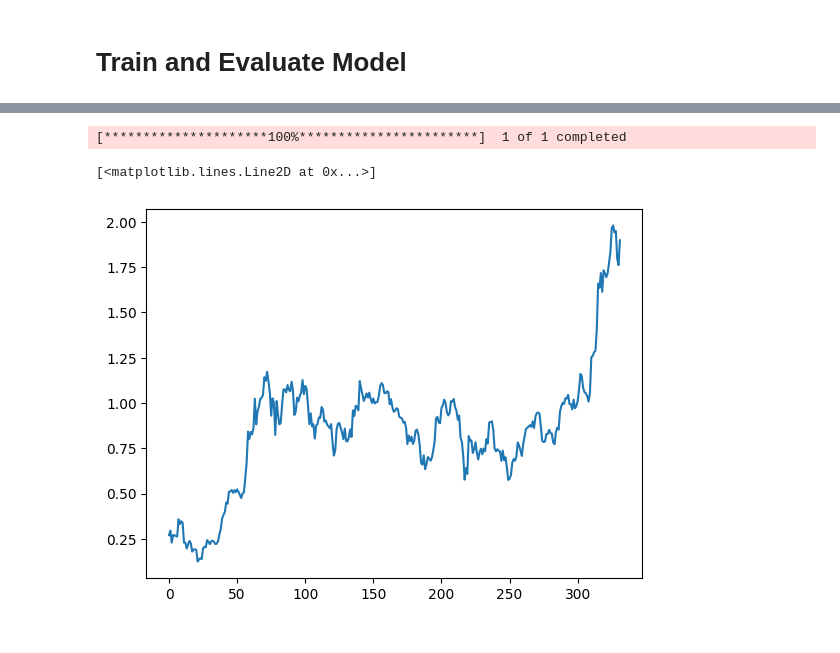
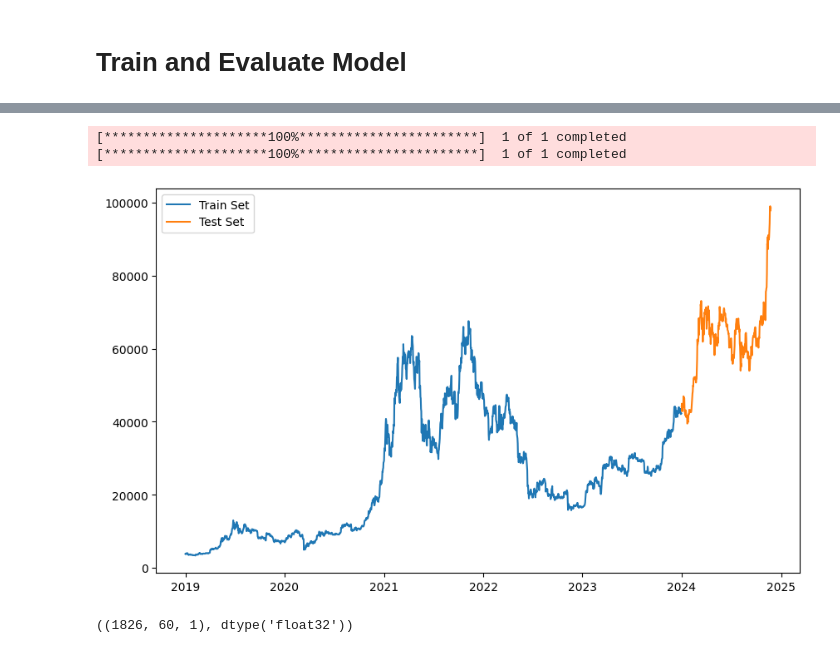
Before and after one commit to K-T-P/Deep-Learning-Fundamentals, a Jupyter notebook: Workshop5/workshop_5.ipynb, the cells around one changed output, grey strips where cells are left out. Drawn from its saved outputs; the diff is of its cells as text; code cells hidden in the pictures.

```diff
--- a/Workshop5/workshop_5.ipynb
+++ b/Workshop5/workshop_5.ipynb
@@ -854,9 +950,13 @@ from sklearn.preprocessing import MinMaxScaler
 from torch.utils.data import DataLoader, Dataset
 # %%
 ticker = "BTC-USD"
-start_date = datetime(2019, 1, 1)
-end_date = datetime.now()
+train_start_date = datetime(2019, 1, 1)
+train_end_date = datetime(2024, 1, 1)
+test_start_date = datetime(2024, 1, 1)
+test_end_date = datetime.now()
 # %%
-dataset = yf.download(tickers=ticker, start=start_date, end=end_date).Close
+trainset = yf.download(tickers=[ticker], start=train_start_date, end=train_end_date).Close
+testset = yf.download(tickers=[ticker], start=test_start_date, end=test_end_date).Close
 # %% [output]
 [*********************100%***********************]  1 of 1 completed
+[*********************100%***********************]  1 of 1 completed
@@ -874,5 +962,0 @@ test = in_scaler.transform(test.reshape(-1, 1))
-# %%
-plt.plot(test)
-# %% [output]
-[<matplotlib.lines.Line2D at 0x...>]
-[figure, removed]
@@ -903,0 +963,8 @@ test_tar = torch.Tensor(np.array(test_tar))
+# %%
+plt.figure(figsize=(10, 6))
+plt.plot(trainset, label="Train Set")
+plt.plot(testset, label="Test Set")
+plt.legend()
+plt.show()
+# %% [output]
+[figure, added]
@@ -903,0 +984,5 @@ test_tar = torch.Tensor(np.array(test_tar))
+# %%
+# Check trainset shape
+trainset_scaled.shape, trainset_scaled.dtype
+# %% [output]
+((1826, 60, 1), dtype('float32'))
```
Also changed, not shown: parts of 38 cells of this notebook.
